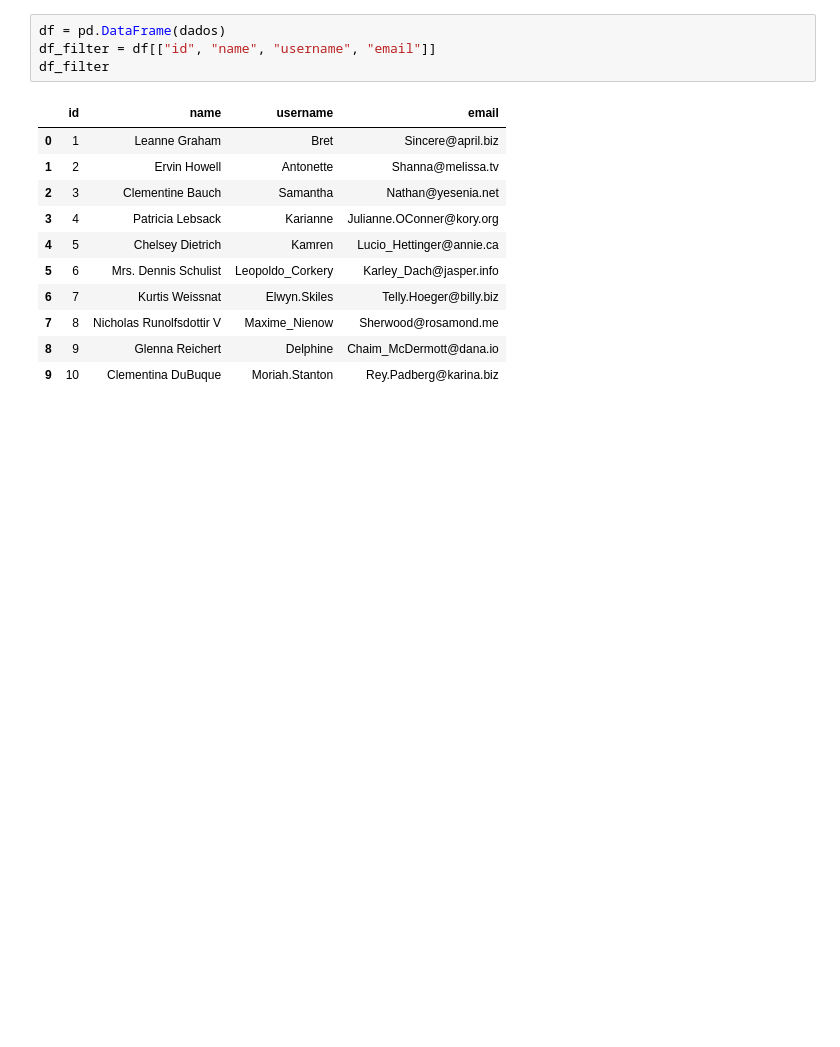
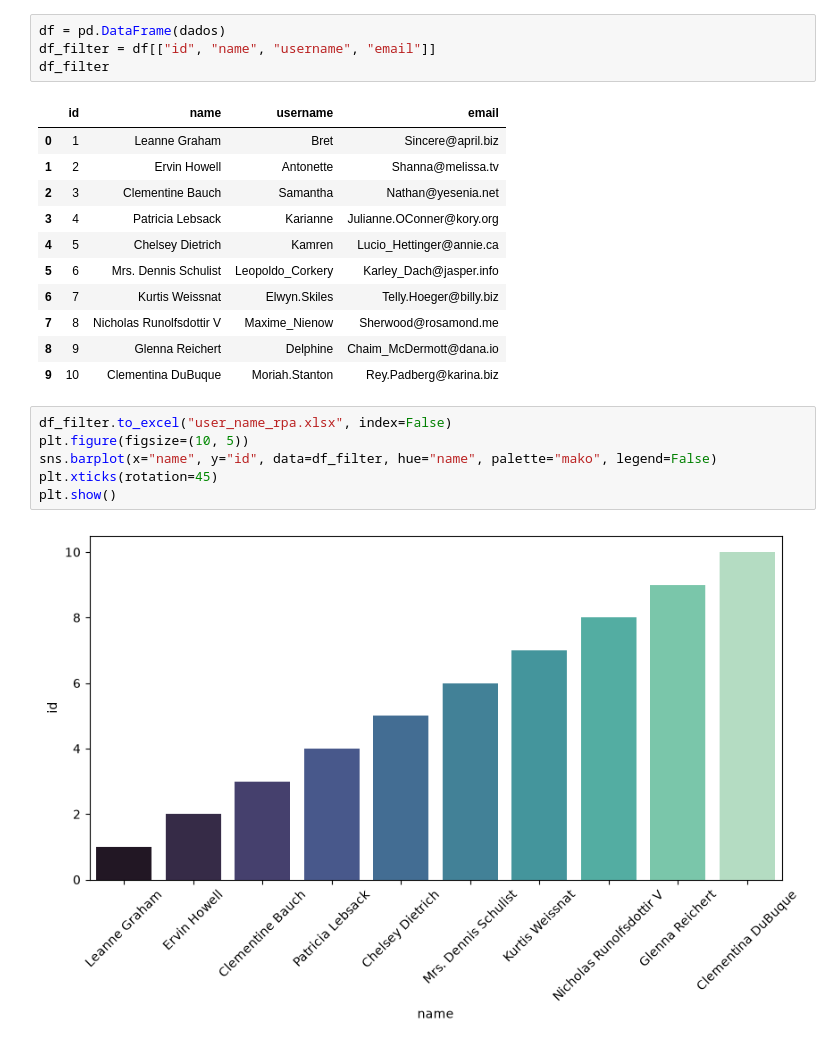
Before and after one commit to Josalison/manipulation-project, a Jupyter notebook: automation.ipynb, the cells around one changed output. Saved outputs shown, nothing was run; the diff lists cells and outputs as text; blank space fills up the shorter version.

Commit message:
illustrated graph

```diff
--- a/automation.ipynb
+++ b/automation.ipynb
@@ -23,3 +23,11 @@ df_filter
 | 7 | 8 | Nicholas Runolfsdottir V | Maxime_Nienow | Sherwood@rosamond.me |
 | 8 | 9 | Glenna Reichert | Delphine | Chaim_McDermott@dana.io |
 | 9 | 10 | Clementina DuBuque | Moriah.Stanton | Rey.Padberg@karina.biz |
+# %%
+df_filter.to_excel("user_name_rpa.xlsx", index=False)
+plt.figure(figsize=(10, 5))
+sns.barplot(x="name", y="id", data=df_filter, hue="name", palette="mako", legend=False)
+plt.xticks(rotation=45)
+plt.show()
+# %% [output]
+[figure, added]
```
